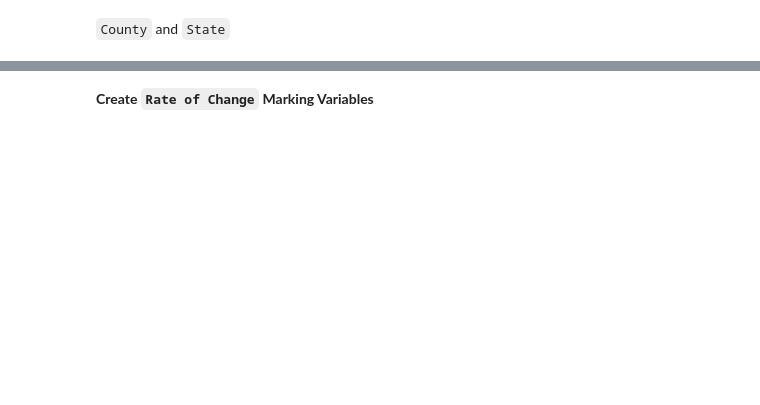
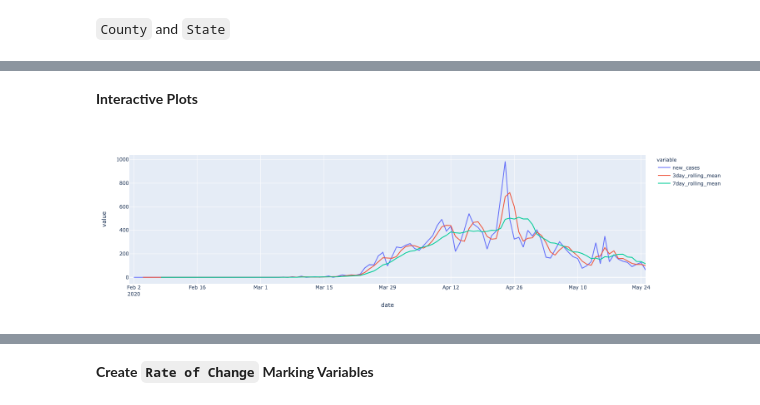
Before and after one commit to srjit/data-visualizations, a Jupyter notebook: covid19-nytimes/suffolk-covid-map.ipynb, the cells around one changed output, grey strips where cells are left out. Drawn from its saved outputs; the diff is of its cells as text; code cells hidden in the pictures; blank space fills up the shorter version.

```diff
--- a/covid19-nytimes/suffolk-covid-map.ipynb
+++ b/covid19-nytimes/suffolk-covid-map.ipynb
@@ -32 +45,8 @@ suffolk_data["7day_rolling_mean"] = suffolk_data.new_cases.rolling(7, min_period
+# %% [markdown]
+__Interactive Plots__
+# %%
+suffolk_data.plot(x="date", y=["new_cases"])
+suffolk_data.plot(x="date", y=["new_cases", "3day_rolling_mean", "7day_rolling_mean"], kind="line")
+# %% [output]
+[figure, added]
 # %%
```
Also changed, not shown: parts of 4 cells of this notebook.
